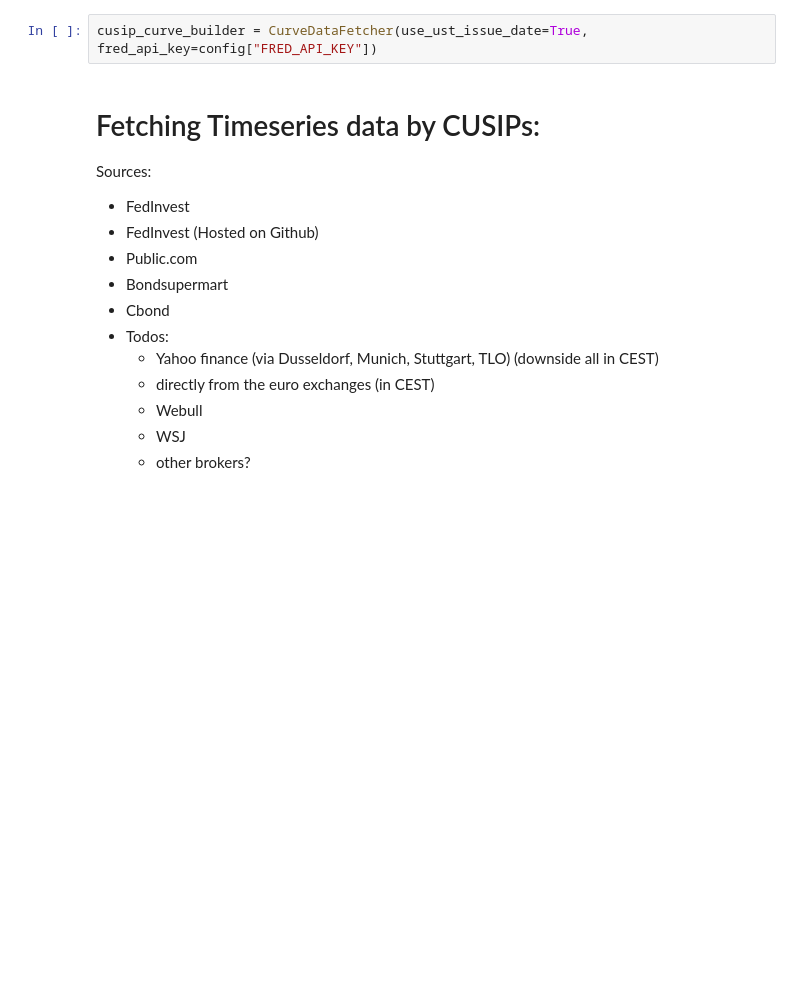
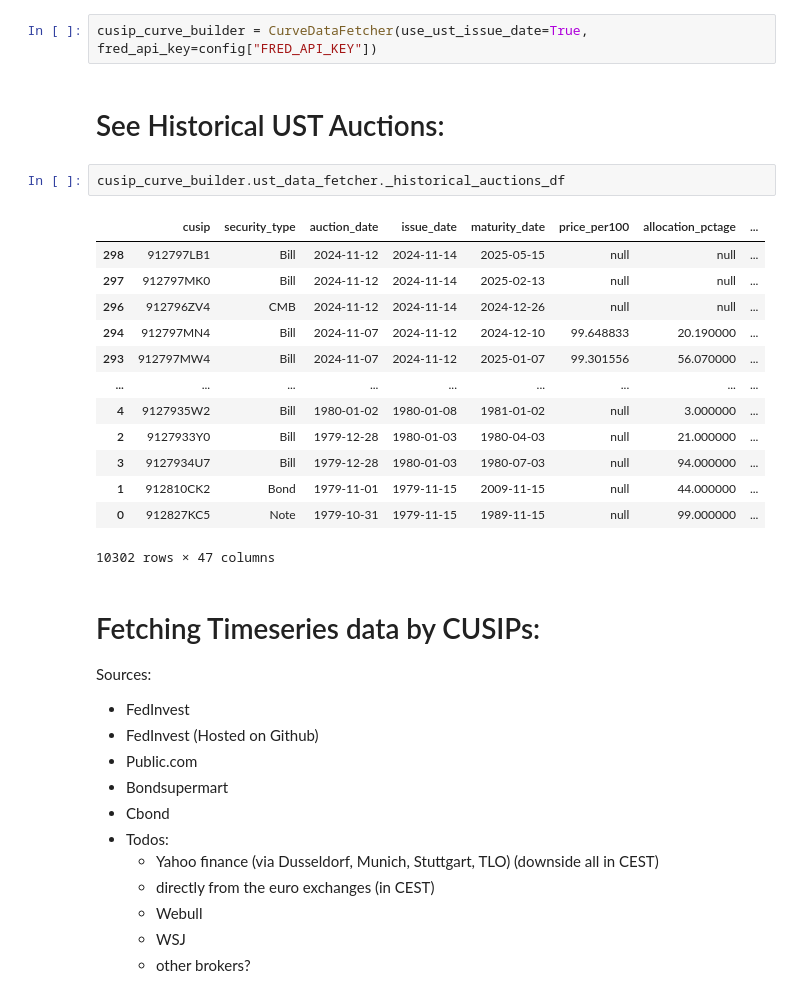
Before and after one commit to cleeclee123/Curvy-CUSIPs, a Jupyter notebook: notebooks/fetching_data.ipynb, the cells around one changed output. Cells and saved outputs as stored; diff of their text form; blank space fills up the shorter version.

```diff
--- a/notebooks/fetching_data.ipynb
+++ b/notebooks/fetching_data.ipynb
@@ -22,6 +25,24 @@ ModuleNotFoundError: No module named 'CurveInterpolator'
 - Pull All Active CUSIPs given date
 # %%
 cusip_curve_builder = CurveDataFetcher(use_ust_issue_date=True, fred_api_key=config["FRED_API_KEY"])
+# %% [markdown]
+# See Historical UST Auctions:
+# %%
+cusip_curve_builder.ust_data_fetcher._historical_auctions_df
+# %% [output]
+|  | cusip | security_type | auction_date | issue_date | maturity_date | price_per100 | allocation_pctage | ... |
+| 298 | 912797LB1 | Bill | 2024-11-12 | 2024-11-14 | 2025-05-15 | null | null | ... |
+| 297 | 912797MK0 | Bill | 2024-11-12 | 2024-11-14 | 2025-02-13 | null | null | ... |
+| 296 | 912796ZV4 | CMB | 2024-11-12 | 2024-11-14 | 2024-12-26 | null | null | ... |
+| 294 | 912797MN4 | Bill | 2024-11-07 | 2024-11-12 | 2024-12-10 | 99.648833 | 20.190000 | ... |
+| 293 | 912797MW4 | Bill | 2024-11-07 | 2024-11-12 | 2025-01-07 | 99.301556 | 56.070000 | ... |
+| ... | ... | ... | ... | ... | ... | ... | ... | ... |
+| 4 | 9127935W2 | Bill | 1980-01-02 | 1980-01-08 | 1981-01-02 | null | 3.000000 | ... |
+| 2 | 9127933Y0 | Bill | 1979-12-28 | 1980-01-03 | 1980-04-03 | null | 21.000000 | ... |
+| 3 | 9127934U7 | Bill | 1979-12-28 | 1980-01-03 | 1980-07-03 | null | 94.000000 | ... |
+| 1 | 912810CK2 | Bond | 1979-11-01 | 1979-11-15 | 2009-11-15 | null | 44.000000 | ... |
+| 0 | 912827KC5 | Note | 1979-10-31 | 1979-11-15 | 1989-11-15 | null | 99.000000 | ... |
+10302 rows × 47 columns
 # %% [markdown]
 # Fetching Timeseries data by CUSIPs:
 Sources:
```
Also changed, not shown: parts of 17 cells of this notebook, 1 other file.
